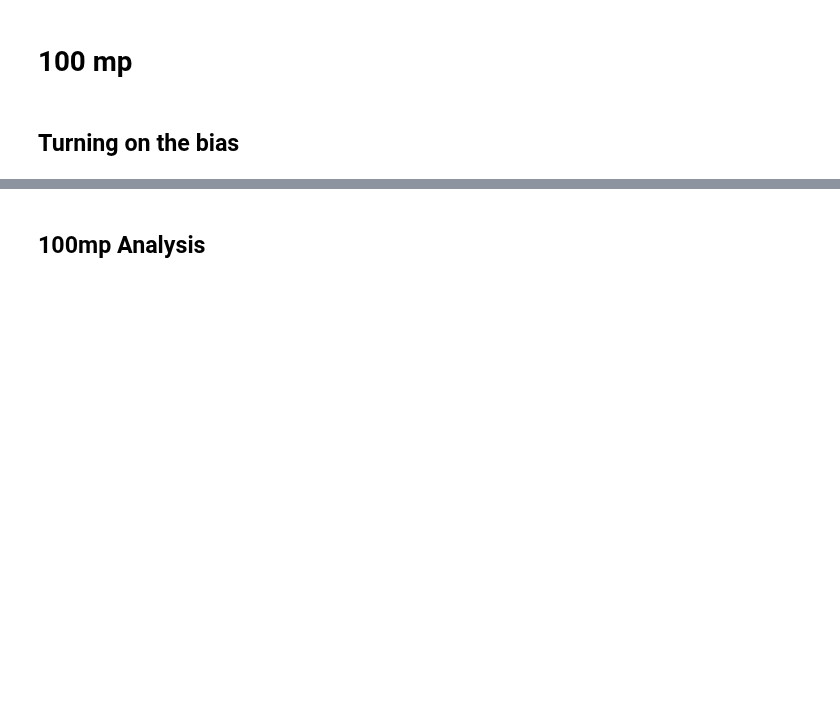
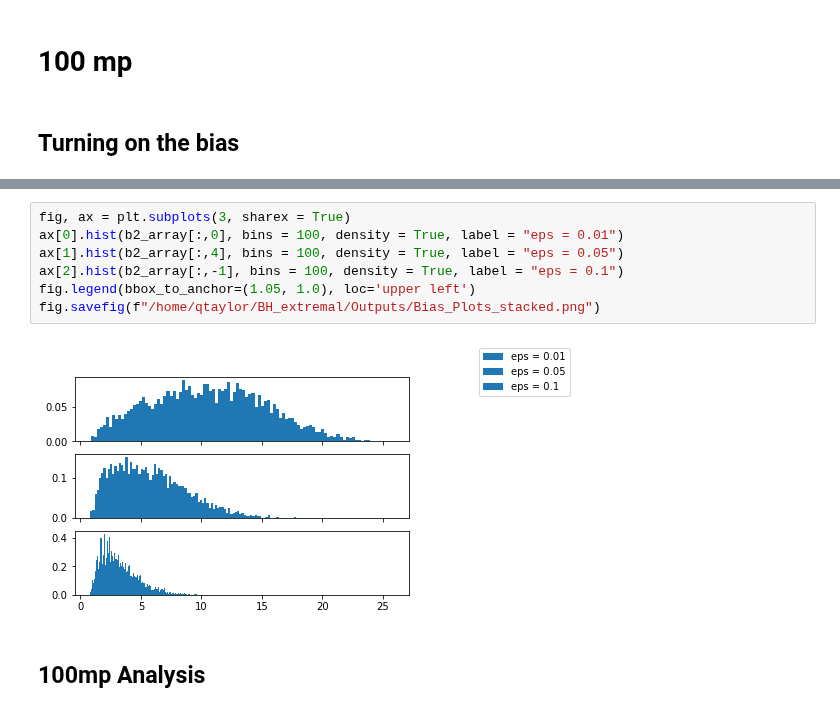
Before and after one commit to qtaylorphys/BH_Extremal, a Jupyter notebook: Analysis.ipynb, the cells around one changed output, grey strips where cells are left out. Drawn from its saved outputs; the diff is of its cells as text; blank space fills up the shorter version.

```diff
--- a/Analysis.ipynb
+++ b/Analysis.ipynb
@@ -48,3 +75,12 @@ plt.show()
+# %%
+fig, ax = plt.subplots(3, sharex = True)
+ax[0].hist(b2_array[:,0], bins = 100, density = True, label = "eps = 0.01")
+ax[1].hist(b2_array[:,4], bins = 100, density = True, label = "eps = 0.05")
+ax[2].hist(b2_array[:,-1], bins = 100, density = True, label = "eps = 0.1")
+fig.legend(bbox_to_anchor=(1.05, 1.0), loc='upper left')
+fig.savefig(f"/home/qtaylor/BH_extremal/Outputs/Bias_Plots_stacked.png")
+# %% [output]
+[figure, added]
 # %% [markdown]
 ## 100mp Analysis
 # %%
```
Also changed, not shown: parts of 6 cells of this notebook.
